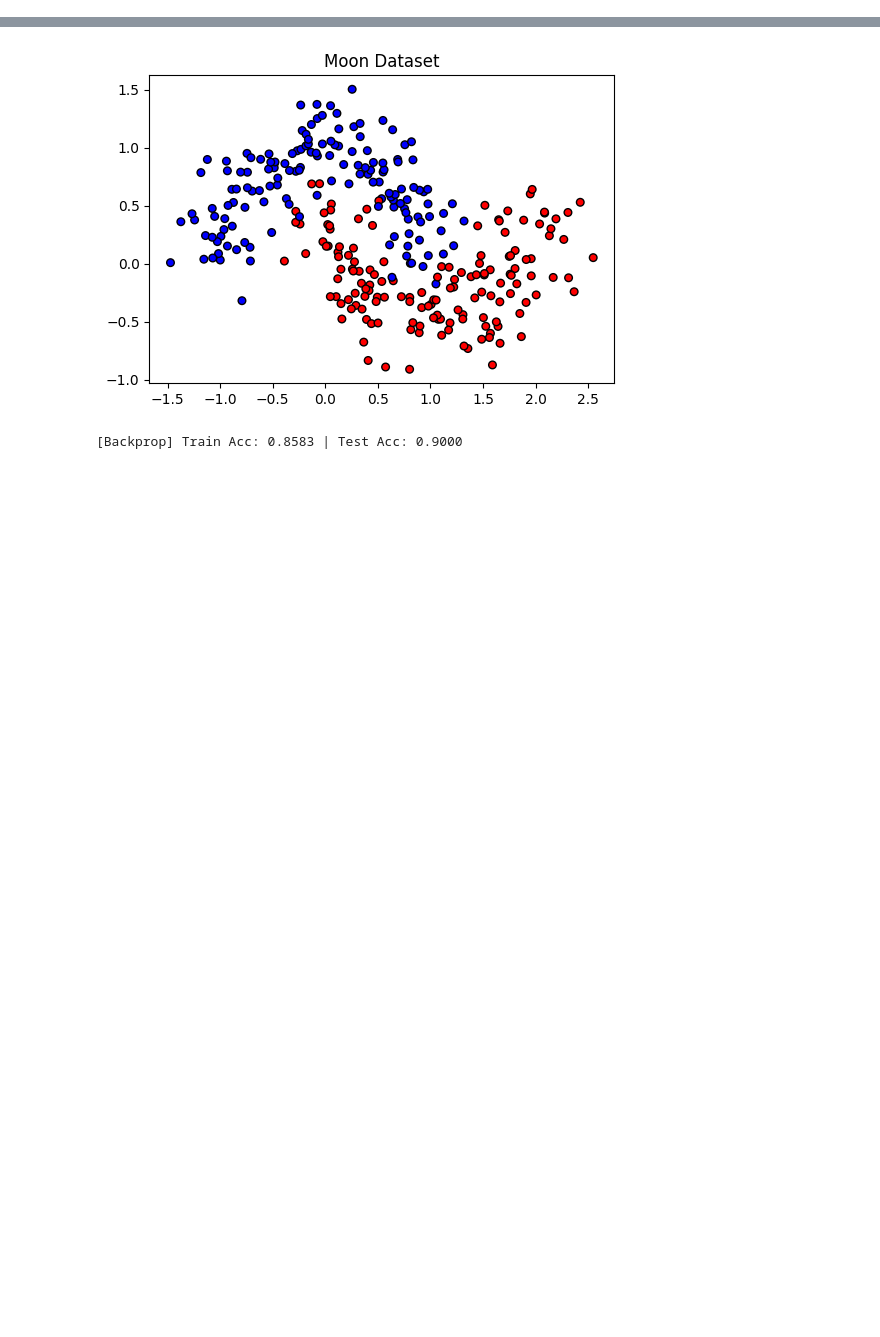
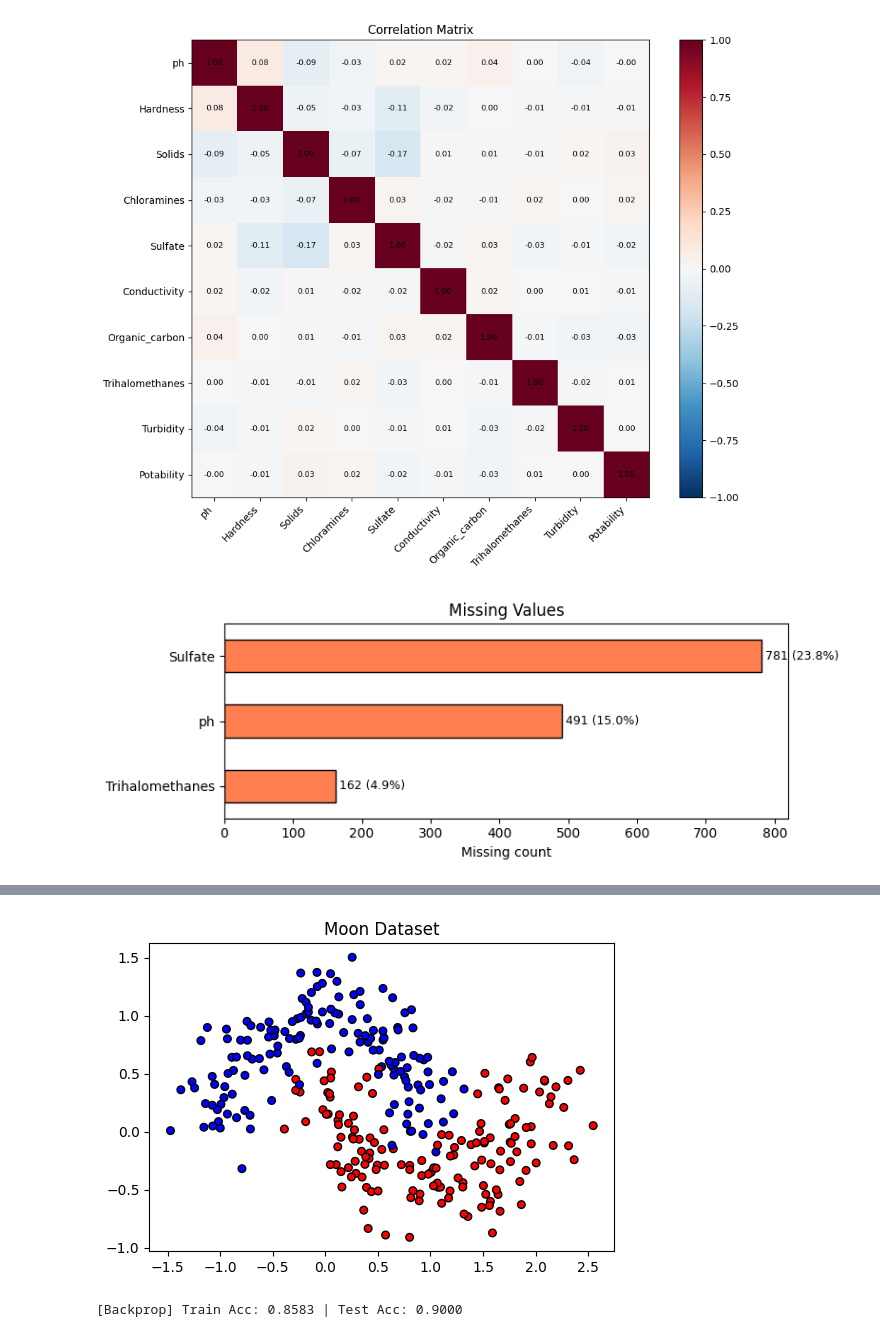
Before and after one commit to cesa3/nn-ga, a Jupyter notebook: NN_+GA.ipynb, the cells around one changed output, grey strips where cells are left out. Saved outputs shown, nothing was run; the diff lists cells and outputs as text; code cells hidden in the pictures; blank space fills up the shorter version.

```diff
--- a/NN_+GA.ipynb
+++ b/NN_+GA.ipynb
@@ -8,0 +73,30 @@ from sklearn.preprocessing import StandardScaler
+# %%
+fig, ax = plt.subplots(figsize=(10, 8))
+corr = df.corr()
+im = ax.imshow(corr, cmap="RdBu_r", vmin=-1, vmax=1)
+ax.set_xticks(range(len(corr)))
+ax.set_yticks(range(len(corr)))
+ax.set_xticklabels(corr.columns, rotation=45, ha="right")
+ax.set_yticklabels(corr.columns)
+for i in range(len(corr)):
+    for j in range(len(corr)):
+        ax.text(j, i, f"{corr.iloc[i, j]:.2f}", ha="center", va="center", fontsize=8)
+plt.colorbar(im)
+ax.set_title("Correlation Matrix")
+plt.tight_layout()
+plt.show()
+
+# Missing value bar chart
+fig, ax = plt.subplots(figsize=(8, 3))
+missing = df.isnull().sum()
+missing = missing[missing > 0].sort_values(ascending=True)
+missing.plot.barh(ax=ax, color="coral", edgecolor="black")
+ax.set_xlabel("Missing count")
+ax.set_title("Missing Values")
+for i, (col, val) in enumerate(missing.items()):
+    ax.text(val + 5, i, f"{val} ({val/len(df)*100:.1f}%)", va="center", fontsize=9)
+plt.tight_layout()
+plt.show()
+# %% [output]
+[figure, added]
+[figure, added]
```
Also changed, not shown: parts of 16 cells of this notebook, 5 other files.
